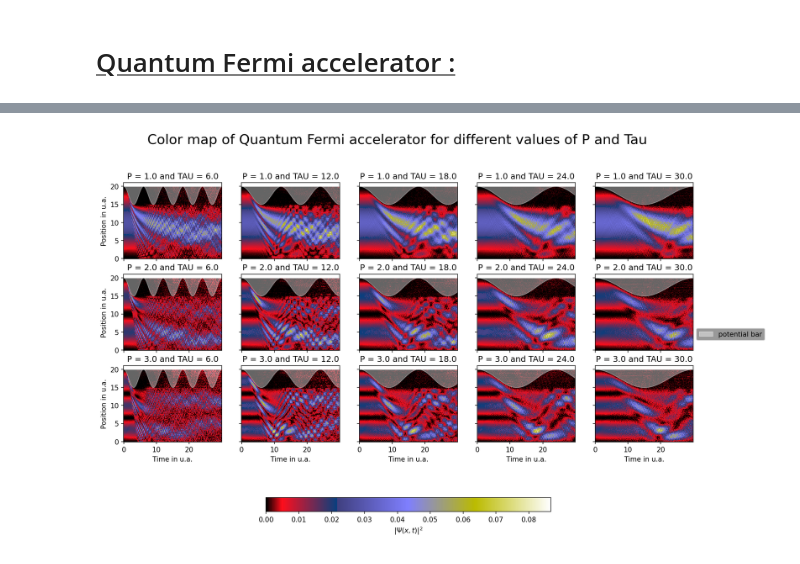
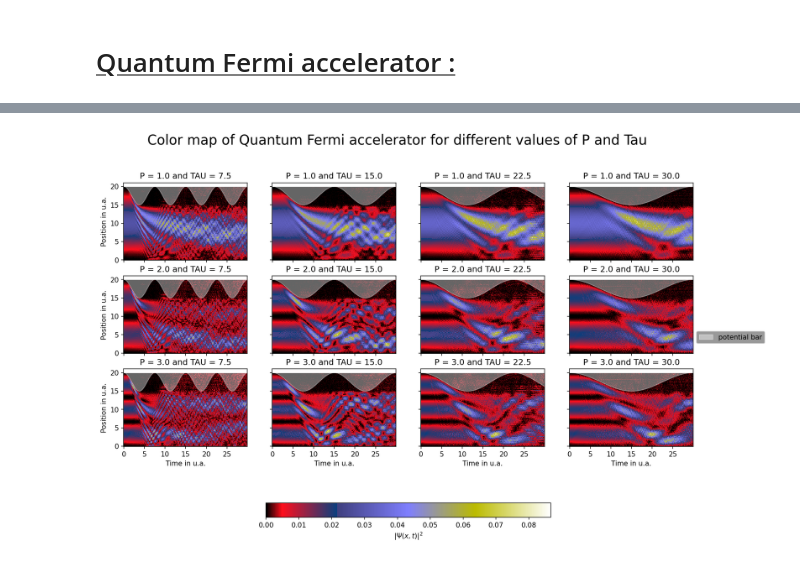
Before and after one commit to snowdeven/TP, a Jupyter notebook: Quantum_Physics_TP/3/Quantum_TP3.ipynb, the cells around one changed output, grey strips where cells are left out. Drawn from its saved outputs; the diff is of its cells as text; code cells hidden in the pictures.

```diff
--- a/Quantum_Physics_TP/3/Quantum_TP3.ipynb
+++ b/Quantum_Physics_TP/3/Quantum_TP3.ipynb
@@ -67,7 +125,7 @@ POT=1
 
 # Space discretization
 X_MAX=10
-N_STEP=1000
+N_STEP=100
 DELTA_X=X_MAX/N_STEP
 
 # Space axis
@@ -75,7 +133,7 @@ XD=[i*DELTA_X for i in range(N_STEP)]
 
 # Time discretization
 T_MAX=16
-N_TIME=3000
+N_TIME=300
 DELTA_T=T_MAX/N_TIME
 
 # Time axis
@@ -241,7 +316,6 @@ def Propagator(Psi,H,POT,V):
         2D array: Spacetime computed wave function
     """
     norm = np.zeros(N_TIME,dtype = 'complex_')
-    norm[0] = Norm(Psi[:,0])
     expH=LA2.expm(-1j*H*DELTA_T)
 
     # Looping over time steps
@@ -256,6 +330,6 @@ def Propagator(Psi,H,POT,V):
         else:
             Psi[:,i+1]=np.dot(expH,Psi[:,i])
 
-        Psi[:,i] = Psi[:,i]/Norm(Psi[:,i+1]) #normalisation for time 0 until time N_TIME-1
+        Psi[:,i] = Psi[:,i]/Norm(Psi[:,i]) #normalisation for time 0 until time N_TIME-1
     Psi[:,-1] = Psi[:,-1]/Norm(Psi[:,-1]) # normalisation for the last value
-    return np.real((Psi* np.conjugate(Psi)))
+    return np.real((Psi* np.conjugate(Psi))) #take the modulus squared of our wave function
@@ -453,32 +631,56 @@ plt.show()
 # %%
+# Make the graph bigger
 plt.rcParams['figure.figsize'] = 15,10
-n, m = 3 ,5
+
+
+# Number of lines and rows
+n, m = 3 ,4
+
+# Draw the potential function
+potential=[X_MAX-((X_MAX-0.75*X_MAX)/2)*(1-float(np.cos((2*np.pi/TAU*i)))) for i in XT]
+
+# Make the subplot
 fig, axs = plt.subplots(n, m)
 
+# Do a loop to chnage the system for each subplot
+for ax in axs.flat:
 
+    # Value of p
+    p=float(np.where(axs == ax)[0] +1)
 
-for ax in axs.flat:
-    p=float(np.where(axs == ax)[0] +1)
+    # Value of tau
     TAU=float((np.where(axs == ax)[1] +1)*30/m)
+
+    # Initial condition
     PSI=Psi(POT)
+
+    # Construct the hamiltonian
     H=Hamiltonian(V,POT)
+
+    # Propagate our system
     P=Propagator(PSI,H,POT,V)
+
+    # Make the density colors graph
     im=ax.pcolormesh(XT,XD,P,cmap="gist_stern",shading='auto', vmin=0, vmax=np.max(P))
     ax.set(xlabel="Time in u.a.", ylabel="Position in u.a.")
     ax.set_title(f"P = {p} and TAU = {TAU}")
-    potential=[X_MAX-((X_MAX-0.75*X_MAX)/2)*(1-float(np.cos((2*np.pi/TAU*i)))) for i in XT]
+
+    # Plot the potential barrier for each subplot
     if ax == axs[-1,-1]:
         ax.fill_between(XT, potential, y2=np.max(potential), alpha=0.4,color="white",label='potential bar')
     else:
+        # Plot the label for the last graph because its the same for each subplot
         ax.fill_between(XT, potential, y2=np.max(potential), alpha=0.4,color="white")
 
 
 # Hide x labels and tick labels for top plots and y ticks for right plots.
 for ax in axs.flat:
     ax.label_outer()
+
+# Label and colors bar
 plt.suptitle("Color map of Quantum Fermi accelerator for different values of P and Tau ",fontsize="20")
 fig.legend(loc="center right",prop={"size" : 10},facecolor = "gray")
 fig.colorbar(im, ax=axs.ravel().tolist(),label=r'$|\Psi (x,t)|^{2}$',location="bottom",shrink=0.5)
 plt.show()
 # %% [output]
-[figure, old version]
+[figure, new version]
```
Also changed, not shown: parts of 45 cells of this notebook, 1 other file.
